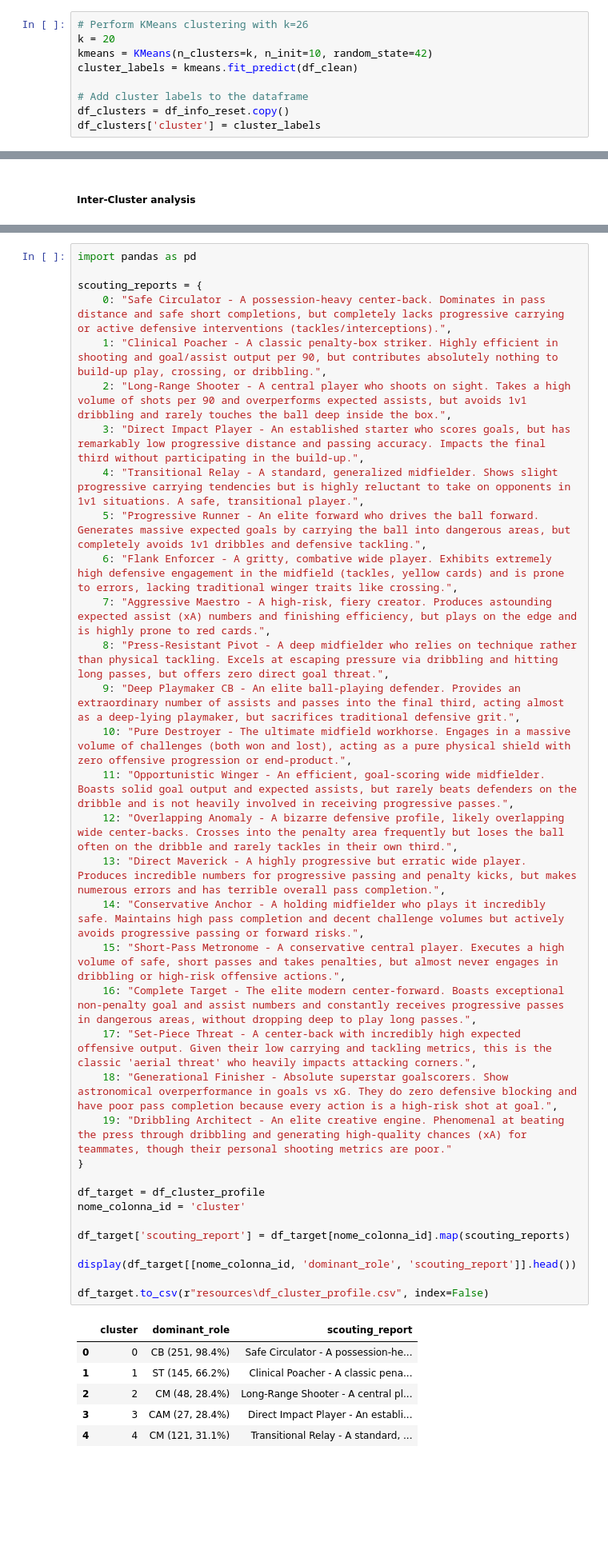
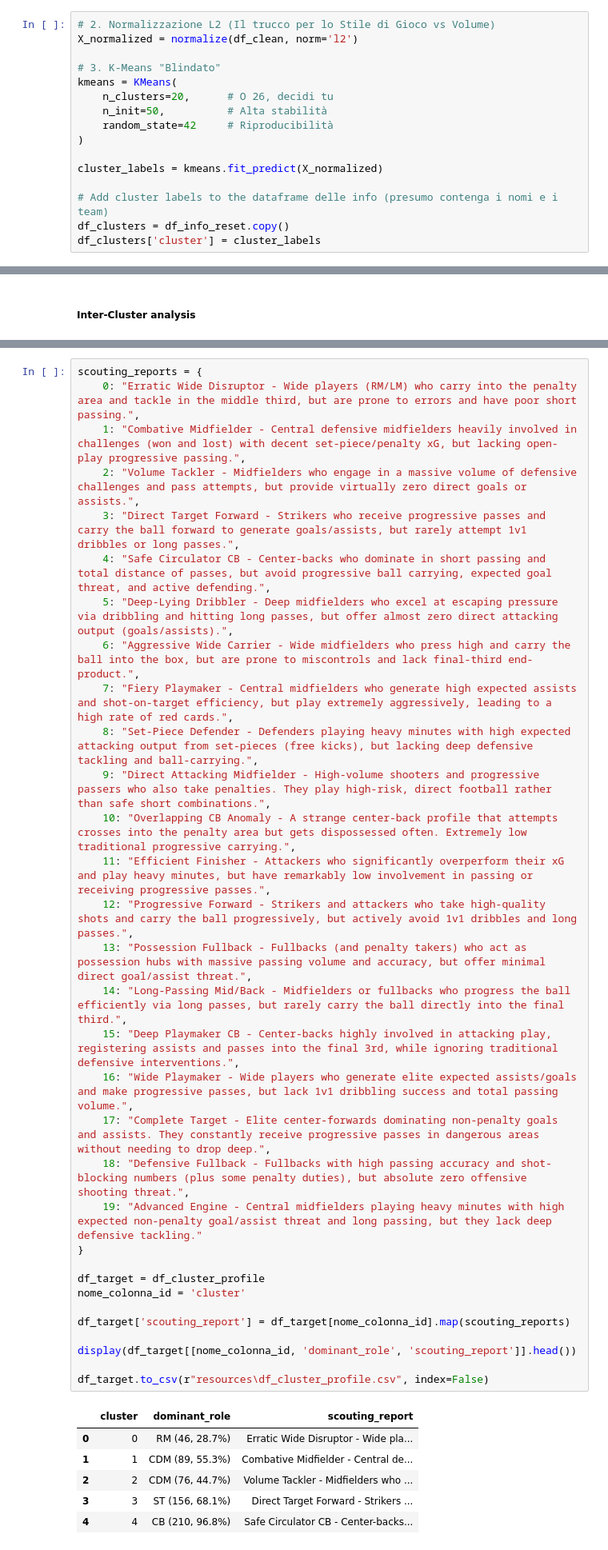
Before and after one commit to andreamurari/DataDriven_Soccer_Scouting, a Jupyter notebook: DataDriven_Soccer_Scouting.ipynb, the cells around one changed output, grey strips where cells are left out. Shown at 80% size. Saved outputs shown, nothing was run; the diff lists cells and outputs as text; blank space fills up the shorter version.

```diff
--- a/DataDriven_Soccer_Scouting.ipynb
+++ b/DataDriven_Soccer_Scouting.ipynb
@@ -893,12 +894,19 @@ noisy_columns = [
 df_scaled = pd.DataFrame(X_scaled, columns=features, index=X.index)
 df_clean = df_scaled.drop(columns=noisy_columns, errors='ignore')
 # %%
-# Perform KMeans clustering with k=26
-k = 20
-kmeans = KMeans(n_clusters=k, n_init=10, random_state=42)
-cluster_labels = kmeans.fit_predict(df_clean)
+# 2. Normalizzazione L2 (Il trucco per lo Stile di Gioco vs Volume)
+X_normalized = normalize(df_clean, norm='l2')
 
-# Add cluster labels to the dataframe
+# 3. K-Means "Blindato"
+kmeans = KMeans(
+    n_clusters=20,      # O 26, decidi tu
+    n_init=50,          # Alta stabilità
+    random_state=42     # Riproducibilità
+)
+
+cluster_labels = kmeans.fit_predict(X_normalized)
+
+# Add cluster labels to the dataframe delle info (presumo contenga i nomi e i team)
 df_clusters = df_info_reset.copy()
 df_clusters['cluster'] = cluster_labels
 # %%
@@ -1021,46 +1029,44 @@ df_cluster_profile = pd.DataFrame(cluster_profile)
 # Salva il file CSV
 df_cluster_profile.to_csv(r"resources\df_cluster_profile.csv", index=False)
 # %%
-import pandas as pd
-
 scouting_reports = {
-    0: "Safe Circulator - A possession-heavy center-back. Dominates in pass distance and safe short completions, but completely lacks progressive carrying or active defensive interventions (tackles/interceptions).",
-    1: "Clinical Poacher - A classic penalty-box striker. Highly efficient in shooting and goal/assist output per 90, but contributes absolutely nothing to build-up play, crossing, or dribbling.",
-    2: "Long-Range Shooter - A central player who shoots on sight. Takes a high volume of shots per 90 and overperforms expected assists, but avoids 1v1 dribbling and rarely touches the ball deep inside the box.",
-    3: "Direct Impact Player - An established starter who scores goals, but has remarkably low progressive distance and passing accuracy. Impacts the final third without participating in the build-up.",
-    4: "Transitional Relay - A standard, generalized midfielder. Shows slight progressive carrying tendencies but is highly reluctant to take on opponents in 1v1 situations. A safe, transitional player.",
-    5: "Progressive Runner - An elite forward who drives the ball forward. Generates massive expected goals by carrying the ball into dangerous areas, but completely avoids 1v1 dribbles and defensive tackling.",
-    6: "Flank Enforcer - A gritty, combative wide player. Exhibits extremely high defensive engagement in the midfield (tackles, yellow cards) and is prone to errors, lacking traditional winger traits like crossing.",
-    7: "Aggressive Maestro - A high-risk, fiery creator. Produces astounding expected assist (xA) numbers and finishing efficiency, but plays on the edge and is highly prone to red cards.",
-    8: "Press-Resistant Pivot - A deep midfielder who relies on technique rather than physical tackling. Excels at escaping pressure via dribbling and hitting long passes, but offers zero direct goal threat.",
-    9: "Deep Playmaker CB - An elite ball-playing defender. Provides an extraordinary number of assists and passes into the final third, acting almost as a deep-lying playmaker, but sacrifices traditional defensive grit.",
-    10: "Pure Destroyer - The ultimate midfield workhorse. Engages in a massive volume of challenges (both won and lost), acting as a pure physical shield with zero offensive progression or end-product.",
-    11: "Opportunistic Winger - An efficient, goal-scoring wide midfielder. Boasts solid goal output and expected assists, but rarely beats defenders on the dribble and is not heavily involved in receiving progressive passes.",
-    12: "Overlapping Anomaly - A bizarre defensive profile, likely overlapping wide center-backs. Crosses into the penalty area frequently but loses the ball often on the dribble and rarely tackles in their own third.",
-    13: "Direct Maverick - A highly progressive but erratic wide player. Produces incredible numbers for progressive passing and penalty kicks, but makes numerous errors and has terrible overall pass completion.",
-    14: "Conservative Anchor - A holding midfielder who plays it incredibly safe. Maintains high pass completion and decent challenge volumes but actively avoids progressive passing or forward risks.",
-    15: "Short-Pass Metronome - A conservative central player. Executes a high volume of safe, short passes and takes penalties, but almost never engages in dribbling or high-risk offensive actions.",
-    16: "Complete Target - The elite modern center-forward. Boasts exceptional non-penalty goal and assist numbers and constantly receives progressive passes in dangerous areas, without dropping deep to play long passes.",
-    17: "Set-Piece Threat - A center-back with incredibly high expected offensive output. Given their low carrying and tackling metrics, this is the classic 'aerial threat' who heavily impacts attacking corners.",
-    18: "Generational Finisher - Absolute superstar goalscorers. Show astronomical overperformance in goals vs xG. They do zero defensive blocking and have poor pass completion because every action is a high-risk shot at goal.",
-    19: "Dribbling Architect - An elite creative engine. Phenomenal at beating the press through dribbling and generating high-quality chances (xA) for teammates, though their personal shooting metrics are poor."
+    0: "Erratic Wide Disruptor - Wide players (RM/LM) who carry into the penalty area and tackle in the middle third, but are prone to errors and have poor short passing.",
+    1: "Combative Midfielder - Central defensive midfielders heavily involved in challenges (won and lost) with decent set-piece/penalty xG, but lacking open-play progressive passing.",
+    2: "Volume Tackler - Midfielders who engage in a massive volume of defensive challenges and pass attempts, but provide virtually zero direct goals or assists.",
+    3: "Direct Target Forward - Strikers who receive progressive passes and carry the ball forward to generate goals/assists, but rarely attempt 1v1 dribbles or long passes.",
+    4: "Safe Circulator CB - Center-backs who dominate in short passing and total distance of passes, but avoid progressive ball carrying, expected goal threat, and active defending.",
+    5: "Deep-Lying Dribbler - Deep midfielders who excel at escaping pressure via dribbling and hitting long passes, but offer almost zero direct attacking output (goals/assists).",
+    6: "Aggressive Wide Carrier - Wide midfielders who press high and carry the ball into the box, but are prone to miscontrols and lack final-third end-product.",
+    7: "Fiery Playmaker - Central midfielders who generate high expected assists and shot-on-target efficiency, but play extremely aggressively, leading to a high rate of red cards.",
+    8: "Set-Piece Defender - Defenders playing heavy minutes with high expected attacking output from set-pieces (free kicks), but lacking deep defensive tackling and ball-carrying.",
+    9: "Direct Attacking Midfielder - High-volume shooters and progressive passers who also take penalties. They play high-risk, direct football rather than safe short combinations.",
+    10: "Overlapping CB Anomaly - A strange center-back profile that attempts crosses into the penalty area but gets dispossessed often. Extremely low traditional progressive carrying.",
+    11: "Efficient Finisher - Attackers who significantly overperform their xG and play heavy minutes, but have remarkably low involvement in passing or receiving progressive passes.",
+    12: "Progressive Forward - Strikers and attackers who take high-quality shots and carry the ball progressively, but actively avoid 1v1 dribbles and long passes.",
+    13: "Possession Fullback - Fullbacks (and penalty takers) who act as possession hubs with massive passing volume and accuracy, but offer minimal direct goal/assist threat.",
+    14: "Long-Passing Mid/Back - Midfielders or fullbacks who progress the ball efficiently via long passes, but rarely carry the ball directly into the final third.",
+    15: "Deep Playmaker CB - Center-backs highly involved in attacking play, registering assists and passes into the final 3rd, while ignoring traditional defensive interventions.",
+    16: "Wide Playmaker - Wide players who generate elite expected assists/goals and make progressive passes, but lack 1v1 dribbling success and total passing volume.",
+    17: "Complete Target - Elite center-forwards dominating non-penalty goals and assists. They constantly receive progressive passes in dangerous areas without needing to drop deep.",
+    18: "Defensive Fullback - Fullbacks with high passing accuracy and shot-blocking numbers (plus some penalty duties), but absolute zero offensive shooting threat.",
+    19: "Advanced Engine - Central midfielders playing heavy minutes with high expected non-penalty goal/assist threat and long passing, but they lack deep defensive tackling."
 }
 
 df_target = df_cluster_profile
 nome_colonna_id = 'cluster'
 
 df_target['scouting_report'] = df_target[nome_colonna_id].map(scouting_reports)
 
 display(df_target[[nome_colonna_id, 'dominant_role', 'scouting_report']].head())
 
 df_target.to_csv(r"resources\df_cluster_profile.csv", index=False)
 # %% [output]
 |  | cluster | dominant_role | scouting_report |
-| 0 | 0 | CB (251, 98.4%) | Safe Circulator - A possession-he... |
-| 1 | 1 | ST (145, 66.2%) | Clinical Poacher - A classic pena... |
-| 2 | 2 | CM (48, 28.4%) | Long-Range Shooter - A central pl... |
-| 3 | 3 | CAM (27, 28.4%) | Direct Impact Player - An establi... |
-| 4 | 4 | CM (121, 31.1%) | Transitional Relay - A standard, ... |
+| 0 | 0 | RM (46, 28.7%) | Erratic Wide Disruptor - Wide pla... |
+| 1 | 1 | CDM (89, 55.3%) | Combative Midfielder - Central de... |
+| 2 | 2 | CDM (76, 44.7%) | Volume Tackler - Midfielders who ... |
+| 3 | 3 | ST (156, 68.1%) | Direct Target Forward - Strikers ... |
+| 4 | 4 | CB (210, 96.8%) | Safe Circulator CB - Center-backs... |
 # %%
 pivot_pos = pd.crosstab(df_clusters['cluster'], df_clusters['pos'])
 pivot_norm = pivot_pos.div(pivot_pos.sum(axis=1), axis=0)
```
Also changed, not shown: parts of 5 cells of this notebook, 4 other files.
